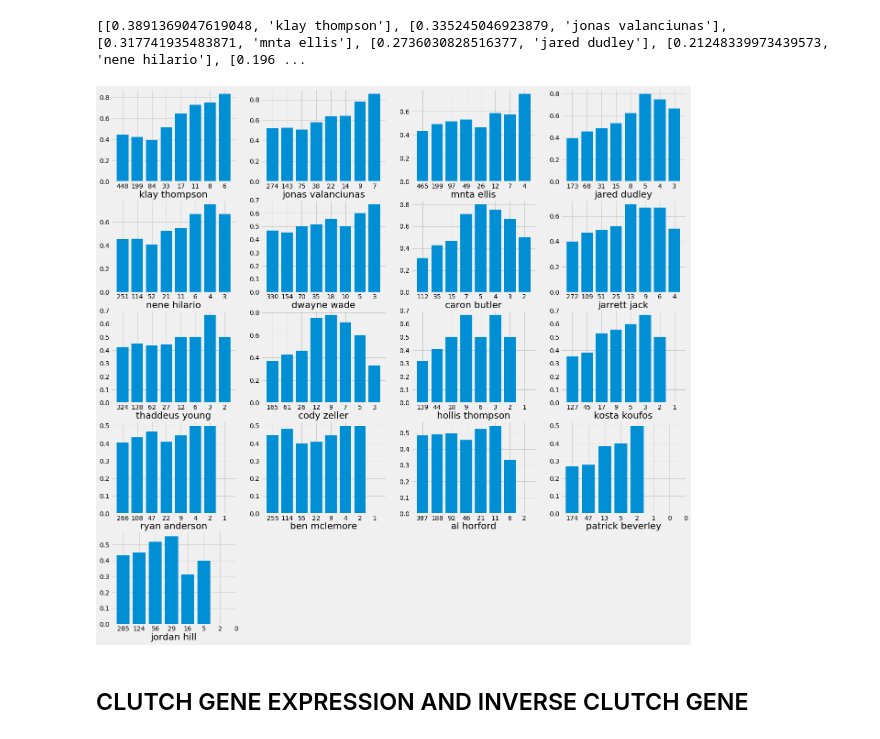
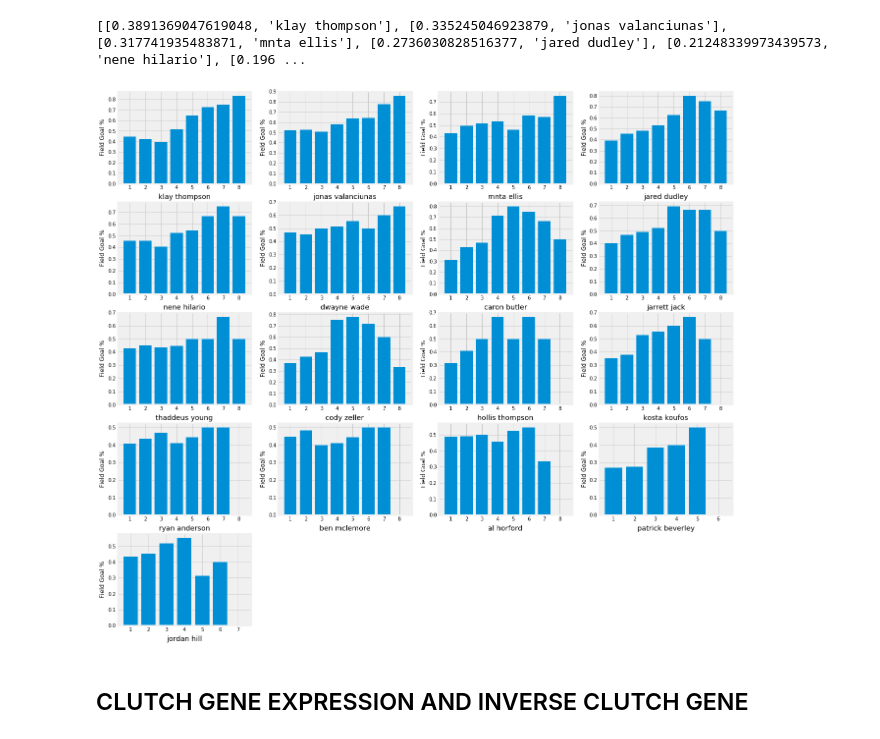
Before and after one commit to neonflux56/Shot_Prediction, a Jupyter notebook: Hot Hand hypothesis.ipynb, the cells around one changed output. Saved outputs shown, nothing was run; the diff lists cells and outputs as text; code cells hidden in the pictures.

```diff
--- a/Hot Hand hypothesis.ipynb
+++ b/Hot Hand hypothesis.ipynb
@@ -77,29 +77,32 @@ print(new_list[:20])
 # %%
 from operator import add
 make_list = []
 p = 9
 fig = plt.figure(figsize=(20,20))
 for n, each_player in tqdm(enumerate(new_list[:20])):
     make_percentage = []
     total_attempts = []
     a = hot_hand.loc[each_player]
     for j in range(1,p):# number of consecutive shots
         total = 0
         made = 0
         for i in range(1,26-j+1):# shots taken (for a player in a game)
             total += (a[list(map(add, [i-1]*(j+1), range(1,(j+1))))]=='made').all(axis=1).sum()
             made +=  (a[list(map(add, [i-1]*(j+1), range(1,(j+2))))]=='made').all(axis=1).sum()
         #print('---n = ',j)
         #print('make percentage: ',made/float(total))
         make_percentage.append(made/float(total))
         total_attempts.append(total)
         #print('n shots were consecutively attempted before missing: ',total)
+    #fig, ax = plt.subplots()
     plt.subplot(5,4,n+1)
     plt.bar(np.arange(p-1)+1, make_percentage)
-    plt.xticks(np.arange(p-1)+1, total_attempts)
+    #ax.set_xticks(np.arange(p-1)+1)
+    #ax.set_xticklabels(total_attempts, minor=False)
+    plt.ylabel("Field Goal %")
     plt.title(each_player[1], y = - 0.2)
 # %% [output]
-[figure, old version]
+[figure, new version]
 # %% [markdown]
 ## CLUTCH GENE EXPRESSION AND INVERSE CLUTCH GENE
 # %%
```
Also changed, not shown: parts of 4 cells of this notebook, 2 other files.
